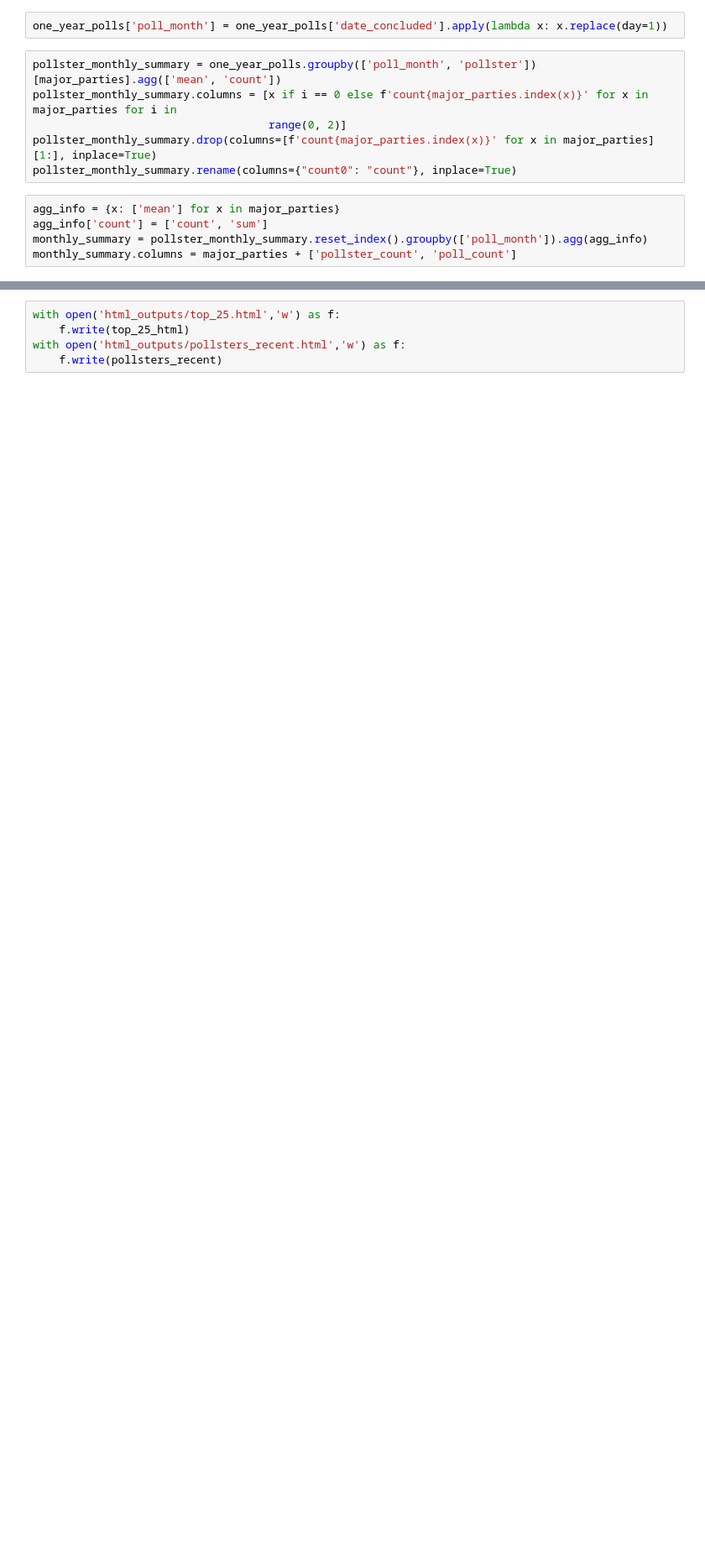
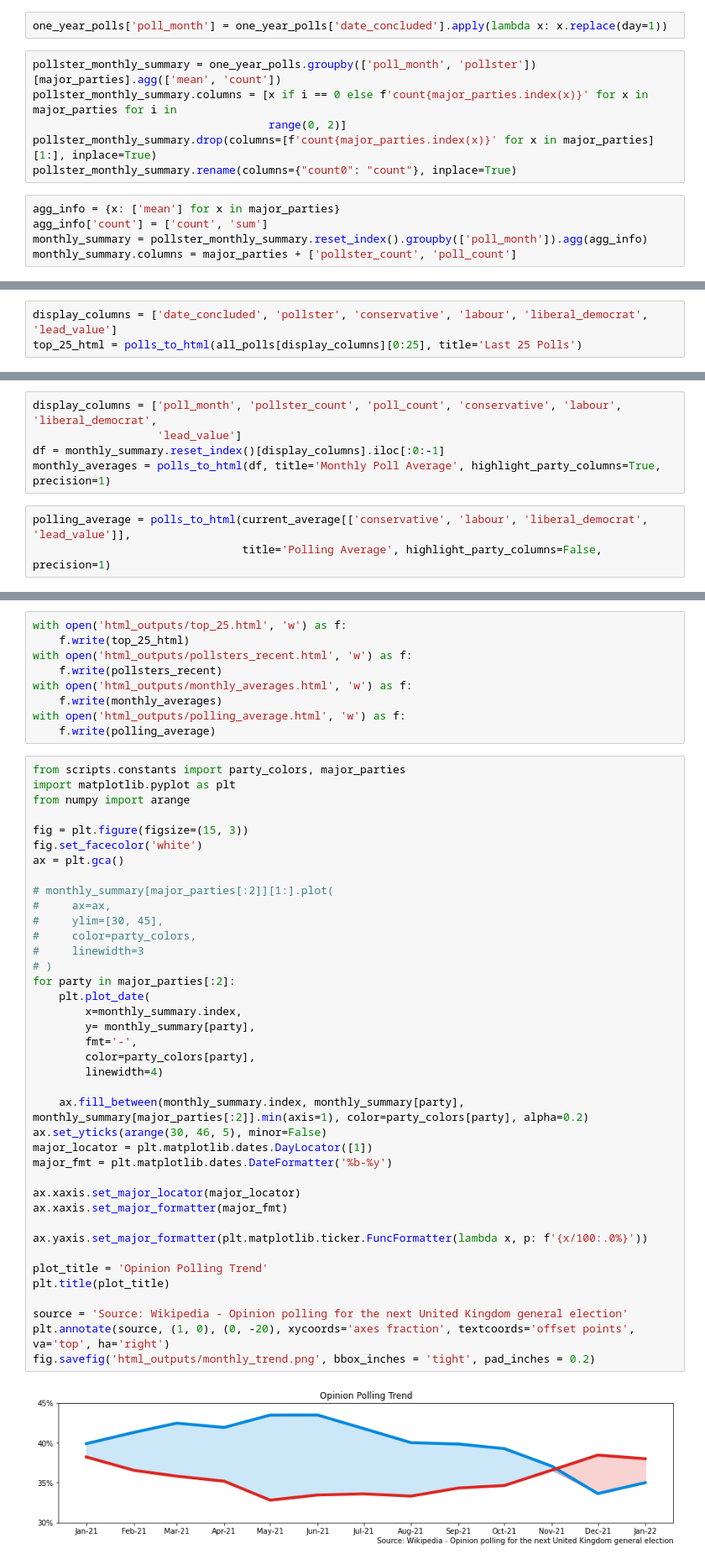
Before and after one commit to AndyLawton/uk_general_election_polls, a Jupyter notebook: main.ipynb, the cells around one changed output, grey strips where cells are left out. Shown at 84% size. Saved outputs shown, nothing was run; the diff lists cells and outputs as text; blank space fills up the shorter version.

```diff
--- a/main.ipynb
+++ b/main.ipynb
@@ -338,0 +268,3 @@ css = "body {background: white;}"
+# %%
+display_columns = ['date_concluded', 'pollster', 'conservative', 'labour', 'liberal_democrat', 'lead_value']
+top_25_html = polls_to_html(all_polls[display_columns][0:25], title='Last 25 Polls')
@@ -338,0 +276,8 @@ css = "body {background: white;}"
+# %%
+display_columns = ['poll_month', 'pollster_count', 'poll_count', 'conservative', 'labour', 'liberal_democrat',
+                   'lead_value']
+df = monthly_summary.reset_index()[display_columns].iloc[:0:-1]
+monthly_averages = polls_to_html(df, title='Monthly Poll Average', highlight_party_columns=True, precision=1)
+# %%
+polling_average = polls_to_html(current_average[['conservative', 'labour', 'liberal_democrat', 'lead_value']],
+                                title='Polling Average', highlight_party_columns=False, precision=1)
@@ -339,5 +289,50 @@ css = "body {background: white;}"
 # %%
-with open('html_outputs/top_25.html','w') as f:
+with open('html_outputs/top_25.html', 'w') as f:
     f.write(top_25_html)
-with open('html_outputs/pollsters_recent.html','w') as f:
+with open('html_outputs/pollsters_recent.html', 'w') as f:
     f.write(pollsters_recent)
+with open('html_outputs/monthly_averages.html', 'w') as f:
+    f.write(monthly_averages)
+with open('html_outputs/polling_average.html', 'w') as f:
+    f.write(polling_average)
+# %%
+from scripts.constants import party_colors, major_parties
+import matplotlib.pyplot as plt
+from numpy import arange
+
+fig = plt.figure(figsize=(15, 3))
+fig.set_facecolor('white')
+ax = plt.gca()
+
+# monthly_summary[major_parties[:2]][1:].plot(
+#     ax=ax,
+#     ylim=[30, 45],
+#     color=party_colors,
+#     linewidth=3
+# )
+for party in major_parties[:2]:
+    plt.plot_date(
+        x=monthly_summary.index,
+        y= monthly_summary[party],
+        fmt='-',
+        color=party_colors[party],
+        linewidth=4)
+
+    ax.fill_between(monthly_summary.index, monthly_summary[party], monthly_summary[major_parties[:2]].min(axis=1), color=party_colors[party], alpha=0.2)
+ax.set_yticks(arange(30, 46, 5), minor=False)
+major_locator = plt.matplotlib.dates.DayLocator([1])
+major_fmt = plt.matplotlib.dates.DateFormatter('%b-%y')
+
+ax.xaxis.set_major_locator(major_locator)
+ax.xaxis.set_major_formatter(major_fmt)
+
+ax.yaxis.set_major_formatter(plt.matplotlib.ticker.FuncFormatter(lambda x, p: f'{x/100:.0%}'))
+
+plot_title = 'Opinion Polling Trend'
+plt.title(plot_title)
+
+source = 'Source: Wikipedia - Opinion polling for the next United Kingdom general election'
+plt.annotate(source, (1, 0), (0, -20), xycoords='axes fraction', textcoords='offset points', va='top', ha='right')
+fig.savefig('html_outputs/monthly_trend.png', bbox_inches = 'tight', pad_inches = 0.2)
+# %% [output]
+[figure, added]
```
Also changed, not shown: parts of 12 cells of this notebook, 9 other files.
